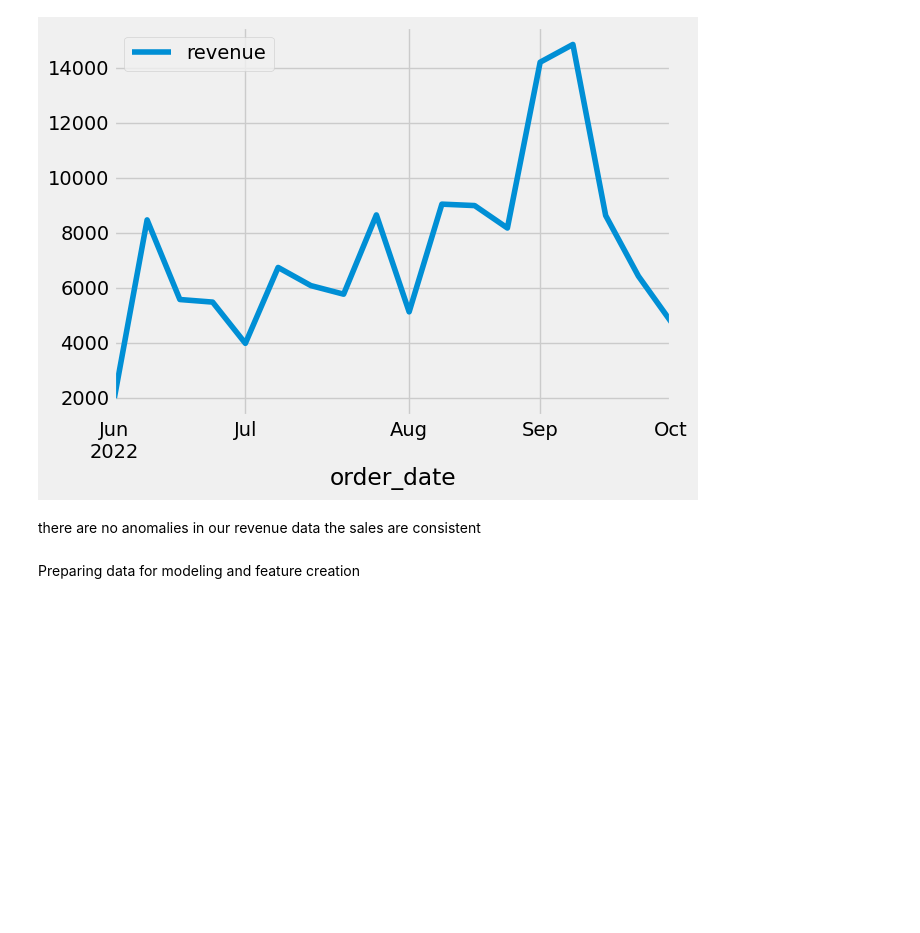
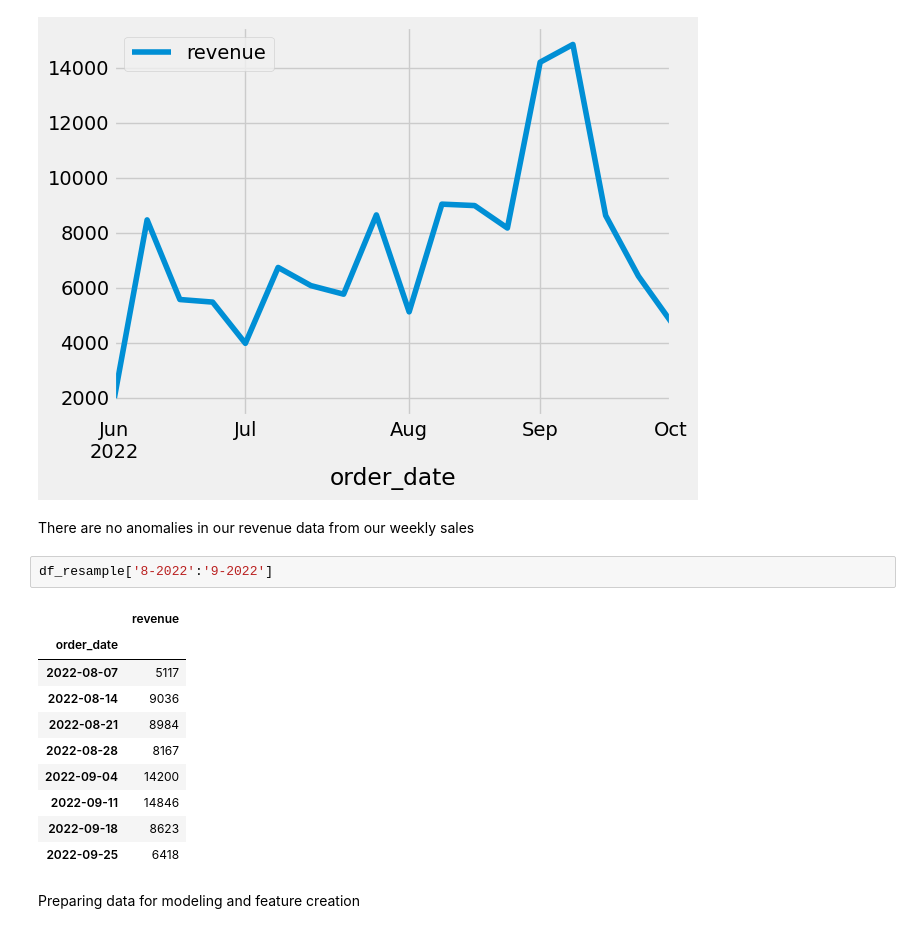
Before and after one commit to MboyaDan/Sales_prediction, a Jupyter notebook: Model/sales_predict.ipynb, the cells around one changed output. Cells and saved outputs as stored; diff of their text form; blank space fills up the shorter version.

```diff
--- a/Model/sales_predict.ipynb
+++ b/Model/sales_predict.ipynb
@@ -347,7 +347,20 @@ df_resample.plot()
 <Figure size 2000x600 with 0 Axes>
 [figure]
 # %% [markdown]
-there are no anomalies in our revenue data the sales are consistent
+There are no anomalies in our revenue data from our weekly sales
+# %%
+df_resample['8-2022':'9-2022']
+# %% [output]
+|  | revenue |
+| order_date |  |
+| 2022-08-07 | 5117 |
+| 2022-08-14 | 9036 |
+| 2022-08-21 | 8984 |
+| 2022-08-28 | 8167 |
+| 2022-09-04 | 14200 |
+| 2022-09-11 | 14846 |
+| 2022-09-18 | 8623 |
+| 2022-09-25 | 6418 |
 # %% [markdown]
 Preparing data for modeling and feature creation
 # %%
```
Also changed, not shown: parts of 6 cells of this notebook.
